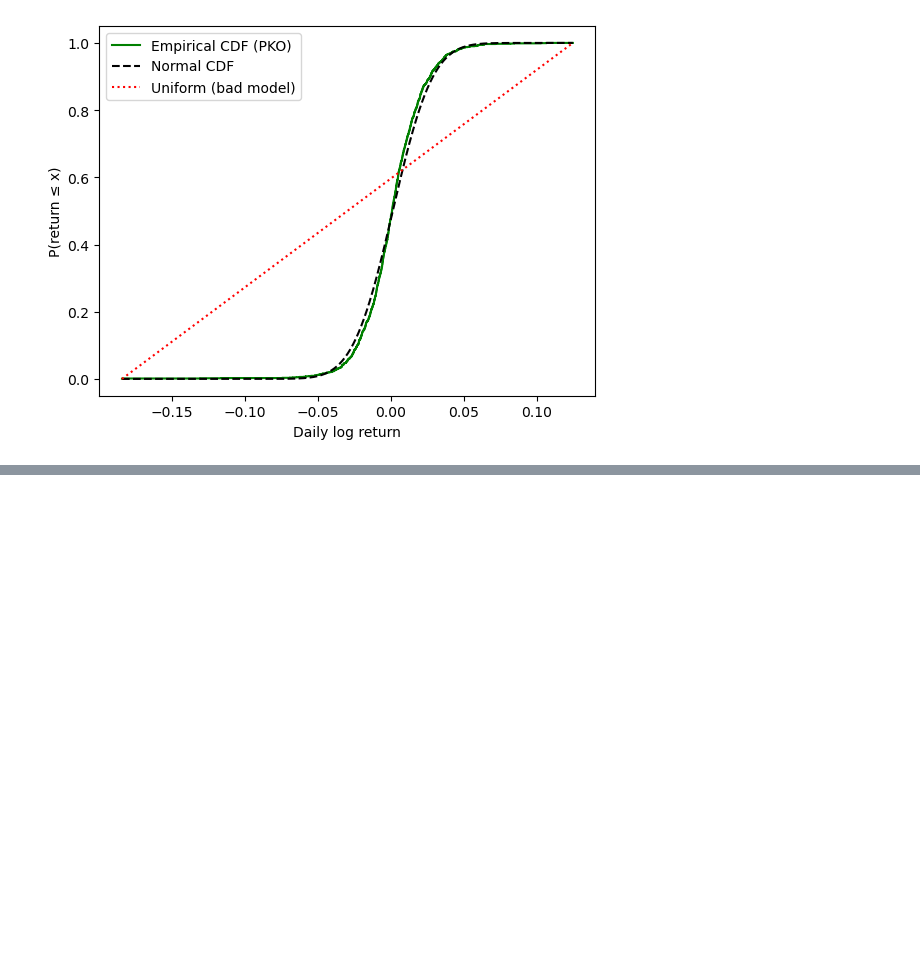
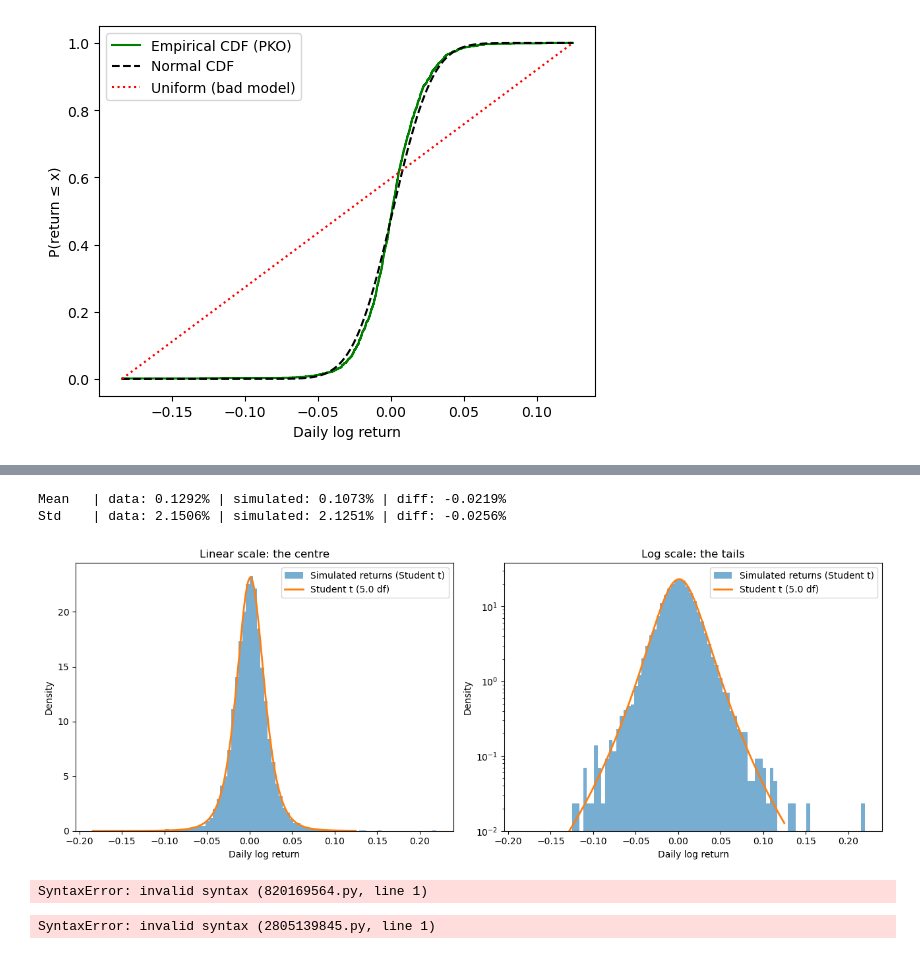
Before and after one commit to adrianchojnacki41/polish-bank-risk-monitor, a Jupyter notebook: notebooks/week1_distributions.ipynb, the cells around one changed output, grey strips where cells are left out. Cells and saved outputs as stored; diff of their text form; code cells hidden in the pictures; blank space fills up the shorter version.

```diff
--- a/notebooks/week1_distributions.ipynb
+++ b/notebooks/week1_distributions.ipynb
@@ -169,0 +244,49 @@ plt.show()
+# %%
+## T - student
+t_df, t_loc, t_scale = t.fit(returns)
+student = t(t_df, t_loc, t_scale)
+
+simulated_student = student.ppf(u)
+# %%
+sim_mean = student.mean()
+sim_std = student.std()
+print(f"Mean   | data: {returns_mean:.4%} | simulated: {sim_mean:.4%} | diff: {sim_mean - returns_mean:+.4%}")
+print(f"Std    | data: {returns_std:.4%} | simulated: {sim_std:.4%} | diff: {sim_std - returns_std:+.4%}")
+# %% [output]
+Mean   | data: 0.1292% | simulated: 0.1073% | diff: -0.0219%
+Std    | data: 2.1506% | simulated: 2.1251% | diff: -0.0256%
+# %%
+normal = norm(returns_mean, returns_std)
+x = np.linspace(returns.min(), returns.max(), 500)
+
+fig, axes = plt.subplots(1, 2, figsize=(13, 5))
+
+for ax in axes:
+    ax.hist(simulated_student, bins=80, density=True, alpha=0.6, label="Simulated returns (Student t)")
+    ax.plot(x, student.pdf(x), linewidth=2, label=f"Student t ({t_df:.1f} df)")
+    ax.set_xlabel("Daily log return")
+    ax.set_ylabel("Density")
+    ax.legend()
+
+axes[0].set_title("Linear scale: the centre")
+axes[1].set_title("Log scale: the tails")
+axes[1].set_yscale("log")
+axes[1].set_ylim(bottom=1e-2)
+
+fig.tight_layout()
+plt.show()
+# %% [output]
+[figure, added]
+# %%
+Monte Carlo VaR. Z obu symulacji policz kwantyl 1% (dzienny VaR 99%) i dopisz do tabeli z wtorku:
+Metoda    Dzienny VaR 99%
+historyczny (z danych)    z wtorku
+normalny, ze wzoru (ppf(0.01))    z wtorku
+normalny, Monte Carlo    nowe
+t-Studenta, Monte Carlo    nowe
+# %% [output]
+SyntaxError: invalid syntax (820169564.py, line 1)
+# %%
+krok 6 (bonus): prawdziwe zwroty przepuszczone przez cdf rozkładu normalnego i rozkładu t, z histogramami wyników. Sprawdzasz, który model daje bardziej płaski histogram
+# %% [output]
+SyntaxError: invalid syntax (2805139845.py, line 1)
```
Also changed, not shown: parts of 5 cells of this notebook, 1 other file.
